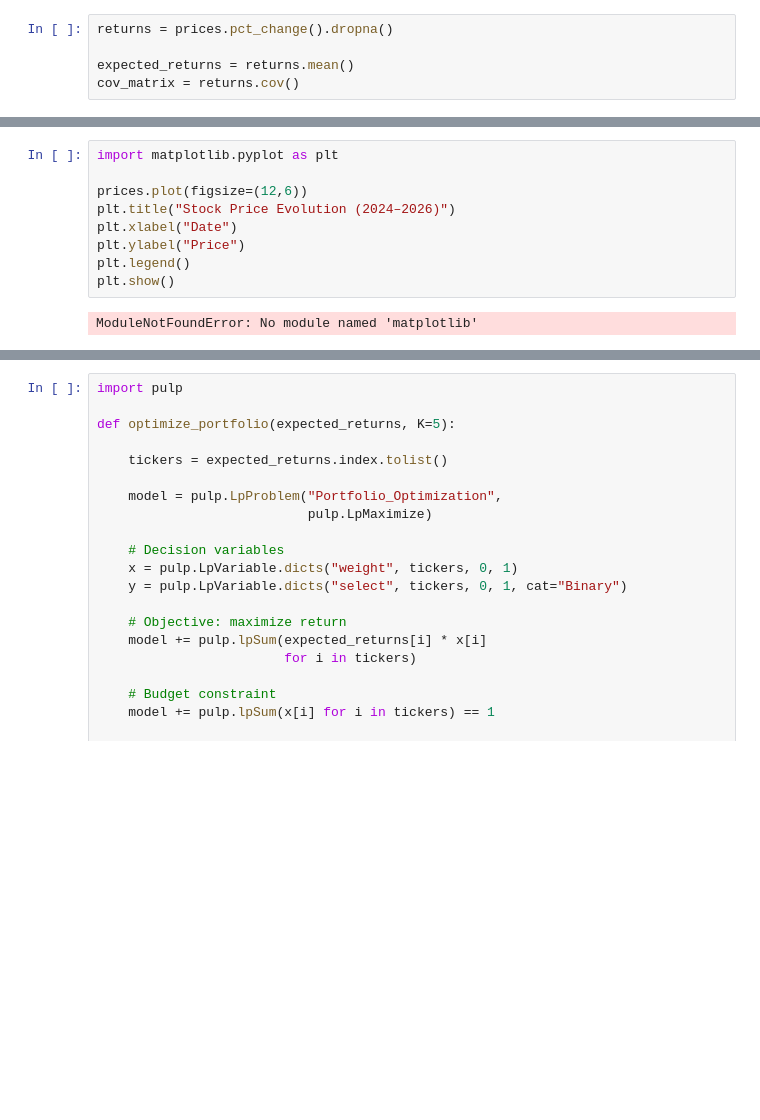
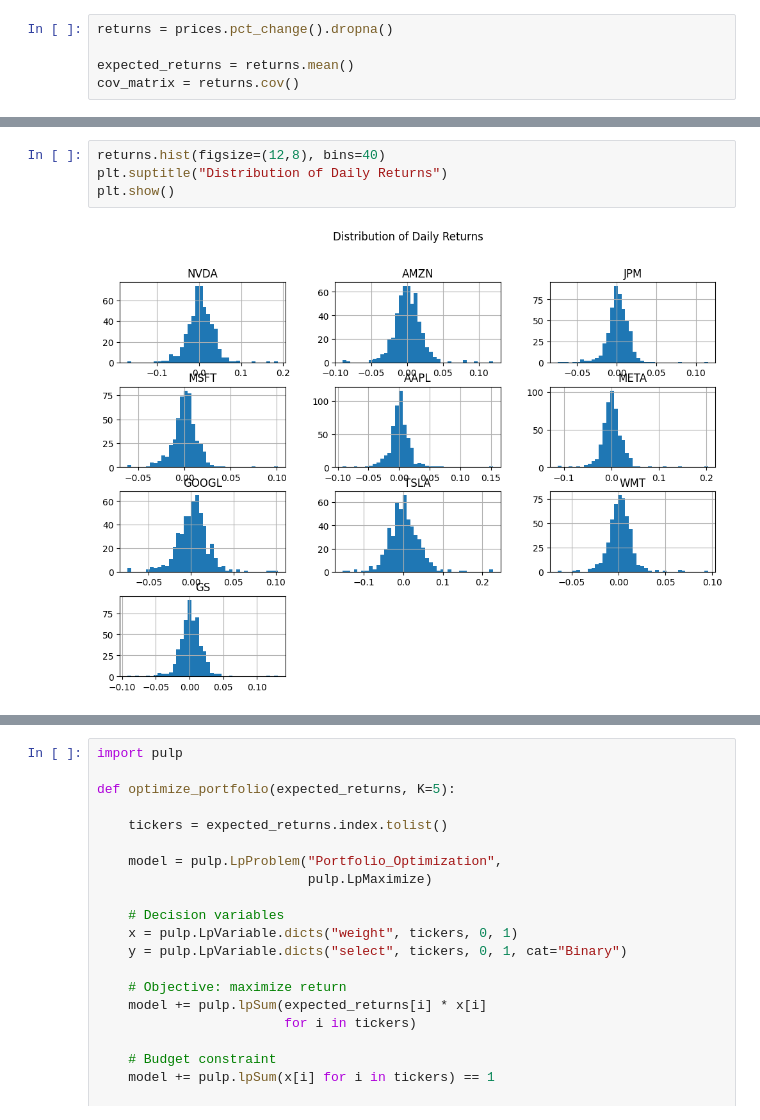
Before and after one commit to ms25940640/OM_Assignment, a Jupyter notebook: E_MILP.ipynb, the cells around one changed output, grey strips where cells are left out. Drawn from its saved outputs; the diff is of its cells as text; blank space fills up the shorter version.

Commit message:
with figures

```diff
--- a/E_MILP.ipynb
+++ b/E_MILP.ipynb
@@ -48,11 +75,6 @@ Note: you may need to restart the kernel to use updated packages.
-# %%
-import matplotlib.pyplot as plt
-
-prices.plot(figsize=(12,6))
-plt.title("Stock Price Evolution (2024–2026)")
-plt.xlabel("Date")
-plt.ylabel("Price")
-plt.legend()
-plt.show()
-# %% [output]
-ModuleNotFoundError: No module named 'matplotlib'
+# %%
+returns.hist(figsize=(12,8), bins=40)
+plt.suptitle("Distribution of Daily Returns")
+plt.show()
+# %% [output]
+[figure, added]
```
Also changed, not shown: parts of 10 cells of this notebook.
